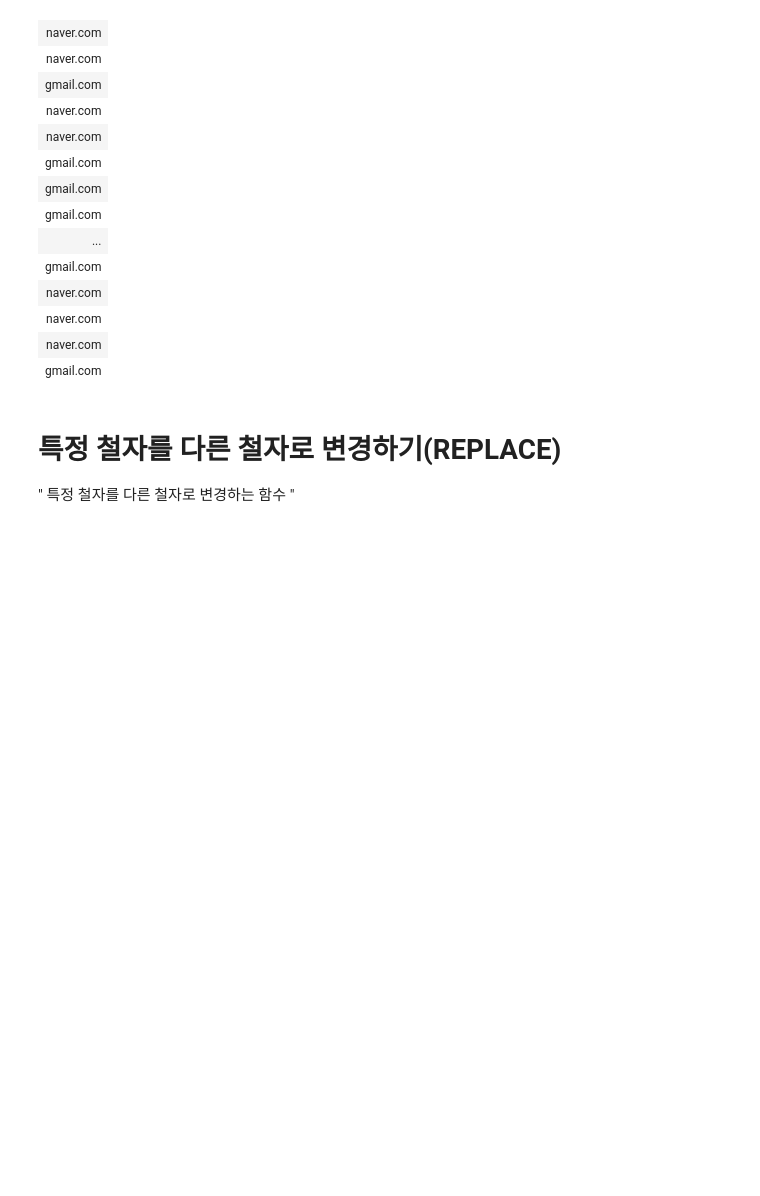
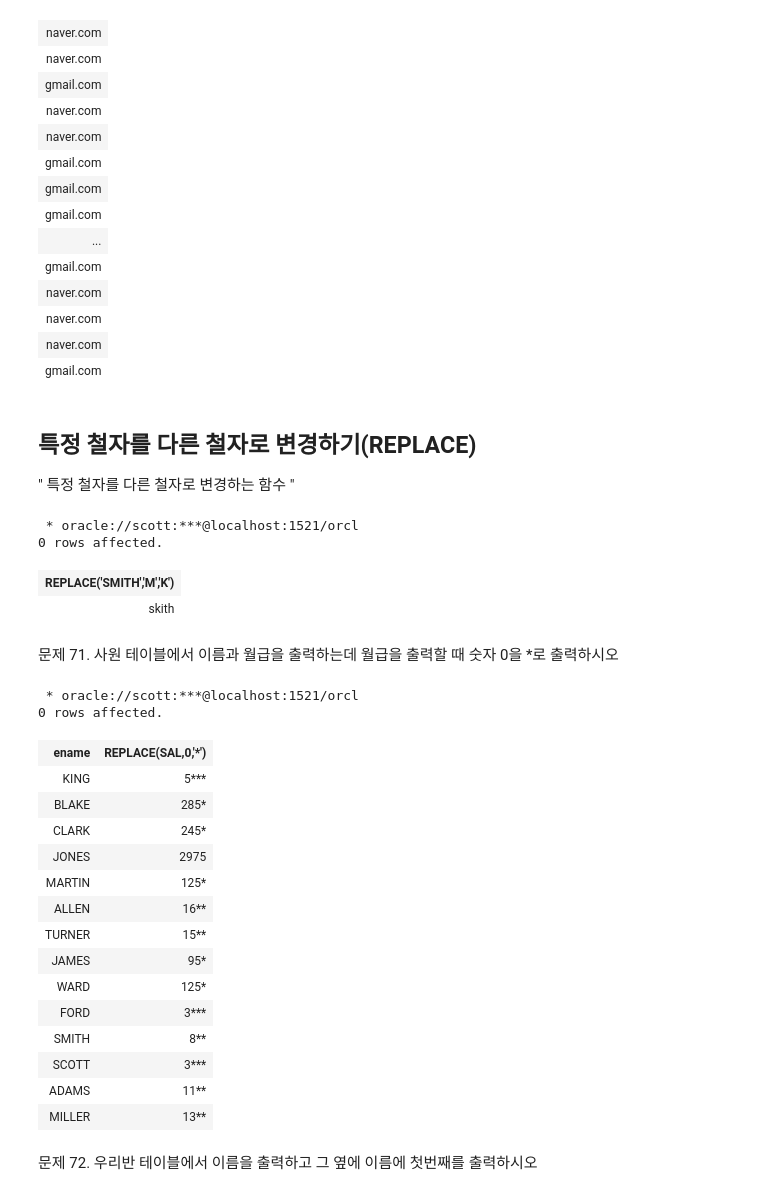
Before and after one commit to unknown-jun/Oracle_SQL, a Jupyter notebook: Part 1. 8.ipynb, the cells around one changed output. Drawn from its saved outputs; the diff is of its cells as text; code cells hidden in the pictures; blank space fills up the shorter version.

```diff
--- a/Part 1. 8.ipynb
+++ b/Part 1. 8.ipynb
@@ -329,5 +329,43 @@ select regexp_substr(email, '[a-z.,]+', instr(email, '@')) "도메인"
 | naver.com |
 | gmail.com |
 # %% [markdown]
-# 특정 철자를 다른 철자로 변경하기(REPLACE)
+## 특정 철자를 다른 철자로 변경하기(REPLACE)
 " 특정 철자를 다른 철자로 변경하는 함수 "
+# %%
+%%sql
+
+select replace('smith','m','k')
+    from dual
+# %% [output]
+ * oracle://scott:***@localhost:1521/orcl
+0 rows affected.
+| REPLACE('SMITH','M','K') |
+| skith |
+# %% [markdown]
+문제 71. 사원 테이블에서 이름과 월급을 출력하는데 월급을 출력할 때
+            숫자 0을 *로 출력하시오
+# %%
+%%sql
+
+select ename, replace(sal, 0, '*')
+    from emp
+# %% [output]
+ * oracle://scott:***@localhost:1521/orcl
+0 rows affected.
+| ename | REPLACE(SAL,0,'*') |
+| KING | 5*** |
+| BLAKE | 285* |
+| CLARK | 245* |
+| JONES | 2975 |
+| MARTIN | 125* |
+| ALLEN | 16** |
+| TURNER | 15** |
+| JAMES | 95* |
+| WARD | 125* |
+| FORD | 3*** |
+| SMITH | 8** |
+| SCOTT | 3*** |
+| ADAMS | 11** |
+| MILLER | 13** |
+# %% [markdown]
+문제 72. 우리반 테이블에서 이름을 출력하고 그 옆에 이름에 첫번째를 출력하시오
```
Also changed, not shown: parts of 25 cells of this notebook.
